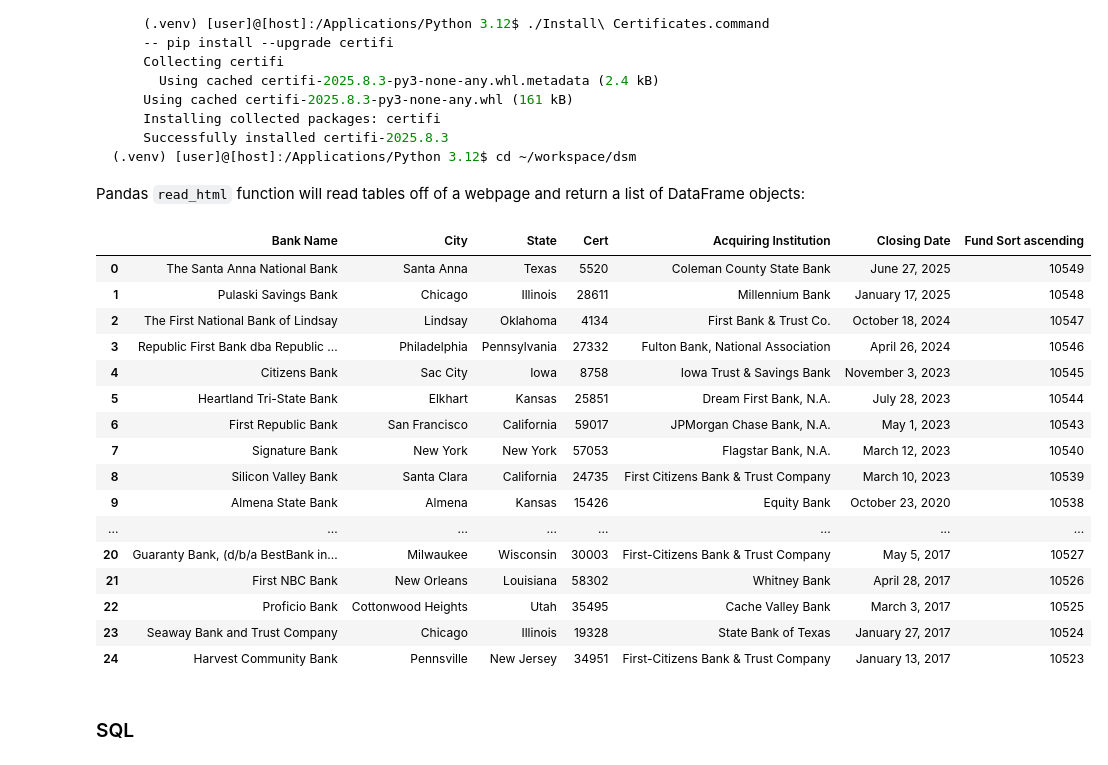
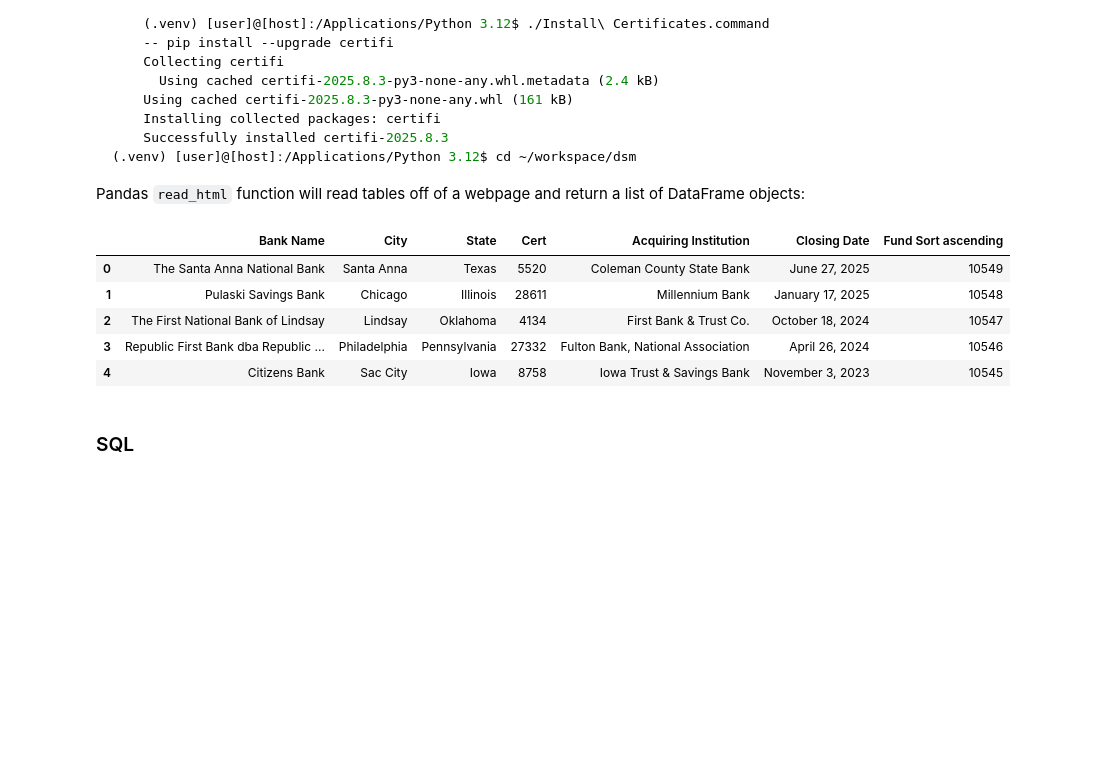
Before and after one commit to tychen742/thinkdsm, a Jupyter notebook: chapters/05-pandas/02-pd-handle-datasets.ipynb, the cells around one changed output. Saved outputs shown, nothing was run; the diff lists cells and outputs as text; code cells hidden in the pictures; blank space fills up the shorter version.

```diff
--- a/chapters/05-pandas/02-pd-handle-datasets.ipynb
+++ b/chapters/05-pandas/02-pd-handle-datasets.ipynb
@@ -314,25 +314,14 @@ Pandas `read_html` function will read tables off of a webpage and return a list
 import pandas as pd
 df = pd.read_html('http://www.fdic.gov/bank/individual/failed/banklist.html')
 # %%
-df[0]
+df[0].head(5)
 # %% [output]
 |  | Bank Name | City | State | Cert | Acquiring Institution | Closing Date | Fund Sort ascending |
 | 0 | The Santa Anna National Bank | Santa Anna | Texas | 5520 | Coleman County State Bank | June 27, 2025 | 10549 |
 | 1 | Pulaski Savings Bank | Chicago | Illinois | 28611 | Millennium Bank | January 17, 2025 | 10548 |
 | 2 | The First National Bank of Lindsay | Lindsay | Oklahoma | 4134 | First Bank & Trust Co. | October 18, 2024 | 10547 |
 | 3 | Republic First Bank dba Republic ... | Philadelphia | Pennsylvania | 27332 | Fulton Bank, National Association | April 26, 2024 | 10546 |
 | 4 | Citizens Bank | Sac City | Iowa | 8758 | Iowa Trust & Savings Bank | November 3, 2023 | 10545 |
-| 5 | Heartland Tri-State Bank | Elkhart | Kansas | 25851 | Dream First Bank, N.A. | July 28, 2023 | 10544 |
-| 6 | First Republic Bank | San Francisco | California | 59017 | JPMorgan Chase Bank, N.A. | May 1, 2023 | 10543 |
-| 7 | Signature Bank | New York | New York | 57053 | Flagstar Bank, N.A. | March 12, 2023 | 10540 |
-| 8 | Silicon Valley Bank | Santa Clara | California | 24735 | First Citizens Bank & Trust Company | March 10, 2023 | 10539 |
-| 9 | Almena State Bank | Almena | Kansas | 15426 | Equity Bank | October 23, 2020 | 10538 |
-| ... | ... | ... | ... | ... | ... | ... | ... |
-| 20 | Guaranty Bank, (d/b/a BestBank in... | Milwaukee | Wisconsin | 30003 | First-Citizens Bank & Trust Company | May 5, 2017 | 10527 |
-| 21 | First NBC Bank | New Orleans | Louisiana | 58302 | Whitney Bank | April 28, 2017 | 10526 |
-| 22 | Proficio Bank | Cottonwood Heights | Utah | 35495 | Cache Valley Bank | March 3, 2017 | 10525 |
-| 23 | Seaway Bank and Trust Company | Chicago | Illinois | 19328 | State Bank of Texas | January 27, 2017 | 10524 |
-| 24 | Harvest Community Bank | Pennsville | New Jersey | 34951 | First-Citizens Bank & Trust Company | January 13, 2017 | 10523 |
 # %% [markdown]
 ### SQL
 # %% [markdown]
```
Also changed, not shown: parts of 6 cells of this notebook, 2 other files.
